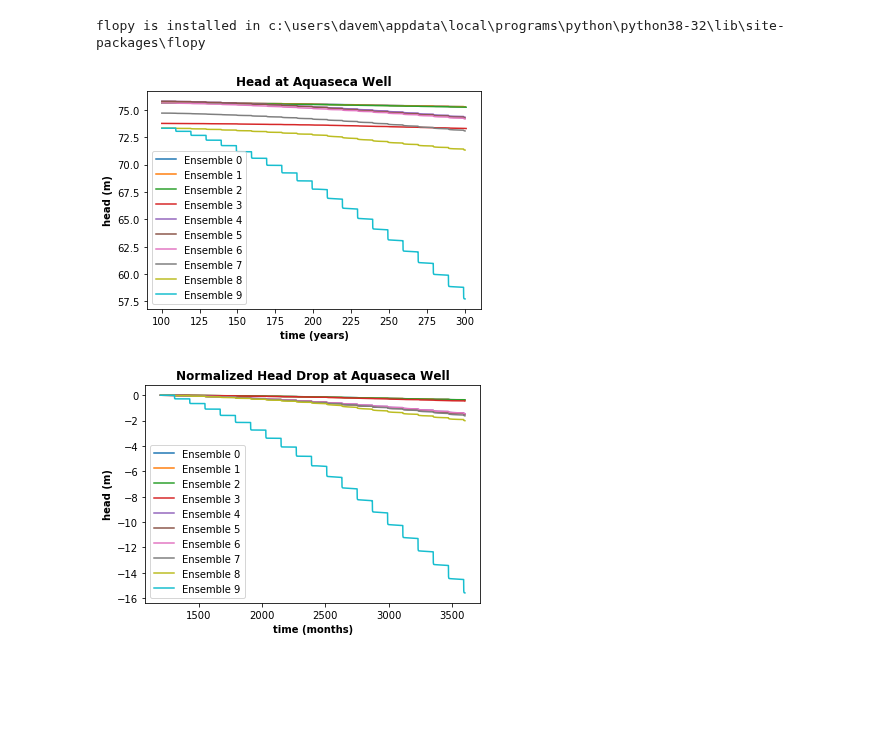
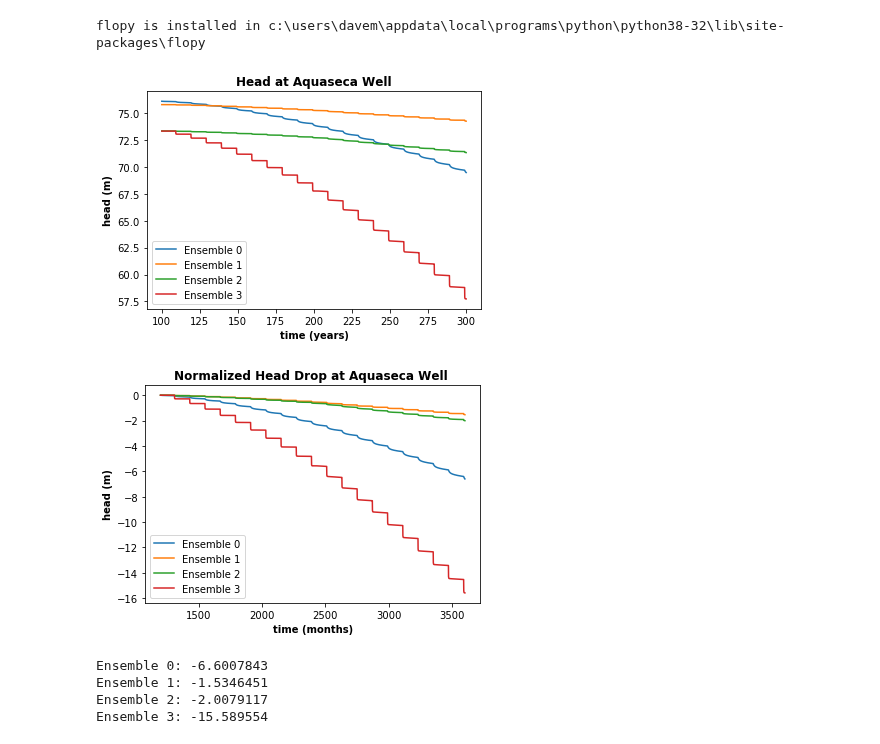
Before and after one commit to groundwater-modeling-Spring2020/Aguaseca_Project, a Jupyter notebook: Advocacy/plotting_advocacy.ipynb, the cells around one changed output. Saved outputs shown, nothing was run; the diff lists cells and outputs as text; code cells hidden in the pictures; blank space fills up the shorter version.

```diff
--- a/Advocacy/plotting_advocacy.ipynb
+++ b/Advocacy/plotting_advocacy.ipynb
@@ -24,20 +24,23 @@ np.set_printoptions(threshold=np.inf)
 flopy is installed in c:\users\davem\appdata\local\programs\python\python38-32\lib\site-packages\flopy
 # %%
 ensembles = [
- [3,3,3,3,3,3,3], #Flying High, like a kite
- [3,3,1,3,3,3,3], #all high, low Sy
- [3,3,3,1,3,3,3], #all high, low mtn recharge
- [3,3,3,3,3,3,1], #all high, K stream << k sys
- [2,2,3,3,2,2,3], #High Sy, Hi mtn recharge, k stream = k sys
- [2,2,1,3,2,2,3], #Low Sy, Hi mtn recharge, k stream = k sys
- [2,2,3,1,2,2,3], #High Sy, low mtn recharge, K stream  = k sys
- [2,2,3,3,2,2,1], #High Sy, Hi mtn recharge, K stream << k sys
- [2,2,1,1,2,2,1], #Sort of unremarkable
- [1,1,1,1,1,1,1]] #Looowwww
+[1,3,3,3,1,1,3],#gro more
+# [3,1,3,3,1,1,3], #gro more
+# [3,1,1,1,3,3,1],#gro more
+# [1,1,1,1,3,3,1],# gro more
+# [2,1,2,1,3,3,1],#foe
+# [2,1,2,1,3,1,1],#foe
+# [2,1,2,2,1,1,1],#foe
+[2,2,1,3,2,2,3],#aq
+[2,2,1,1,2,2,1],#aq
+[1,1,1,1,1,1,1]]#aq
 
 #ensemble_num = ensembles[0]#change ensemble here
 #print(ensemble_num)
 name = "ensemble_"
+
+wellmove = 0
+barley = 0
 
 nrow = 50 #number of rows
 ncol = 50 #number of columns
@@ -58,7 +61,11 @@ well3_row = np.floor((nrow)-(well3_xy[1]/dy)) #convert the y location to a row
 well3_col=np.floor(well3_xy[0]/dx) #convert the x location to a column
 well3_loc = (2,well3_row, well3_col)
 
-well4_row = 38
+if (wellmove == 1):
+    well4_row = 19
+else:
+    well4_row = 38
+#well4_row = 38
 well4_col = 12
 well4_loc = (2,well4_row, well4_col)
 
@@ -80,7 +87,8 @@ for i in range(len(ensembles)):
     for k in range(len(ensembles[i])):
         string = str(ensembles[i][k])
         name = name + string
-
+        #name = name + 'b' #need these for crop switch
+        #name = name + 'w'
 #     head[i] = {}
 #     leakage[i] = {}
 #     fff[i] = {}
@@ -126,35 +134,44 @@ cell_id1 = well_loc #cell at the center of the ag area
 plt.subplot(1, 1, 1)
 plt.title("Head at Aquaseca Well",fontweight='bold')
 plt.xlabel('time (years)',fontweight='bold')
 plt.ylabel('head (m)',fontweight='bold')
 for j in range(len(ensembles)):
     label = 'Ensemble ' + str(j)
     plt.plot(head_ts[j][1200:, 0]/360, head_ts[j][1200:, 1], label=label) #plot the time series with points at each record
 plt.legend()
 #plt.savefig("Head_Aqua5.png",dpi=600)
 plt.show()
 
 
 #NORMALIZE IT
 normalized_head = np.tile({},len(ensembles))
 for k in range(len(ensembles)):
     normalized_head[k] = []
     for i in range(1200, 3601):
         normalized_head[k].append(head_ts[k][i,1] - head_ts[k][1200,1])
 
 plt.subplot(1, 1, 1)
 plt.title("Normalized Head Drop at Aquaseca Well ",fontweight='bold')
 plt.xlabel('time (months)',fontweight='bold')
 plt.ylabel('head (m)',fontweight='bold')
 for j in range(len(ensembles)):
     label = 'Ensemble ' + str(j)
     plt.plot(range(1200,3601),normalized_head[j], label=label) #plot the time series with points at each record
 plt.legend()
 #plt.savefig("Head_Aqua5.png",dpi=600)
 plt.show()
+
+#print(len(normalized_head[1]))
+for j in range(len(ensembles)):
+    label = 'Ensemble ' + str(j) +': '
+    print(label + str(normalized_head[j][2400]))
 # %% [output]
-[figure, old version]
+[figure, new version]
-[figure, old version]
+[figure, new version]
+Ensemble 0: -6.6007843
+Ensemble 1: -1.5346451
+Ensemble 2: -2.0079117
+Ensemble 3: -15.589554
 # %%
 cell_id1 = well2_loc #cell at the center of the ag area
 time_series1 = headobj.get_ts(cell_id1) #get the time series using flopy
```
Also changed, not shown: parts of 4 cells of this notebook, 3 other files.
